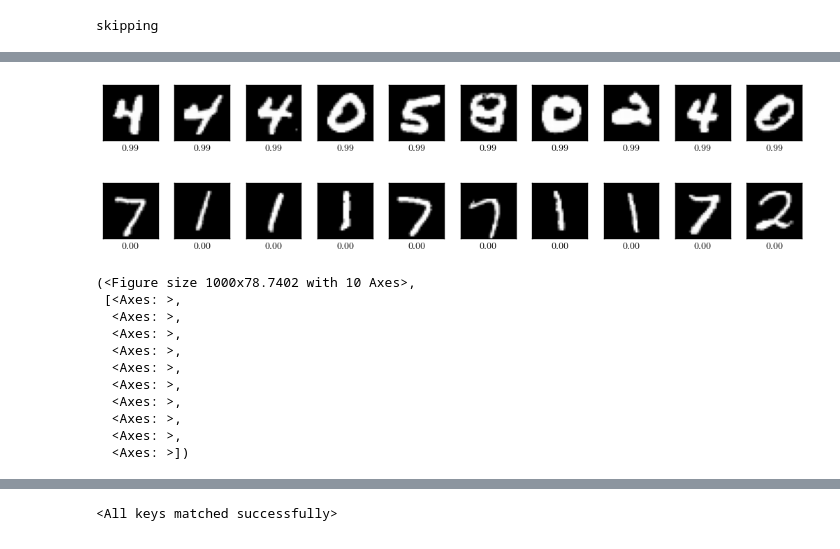
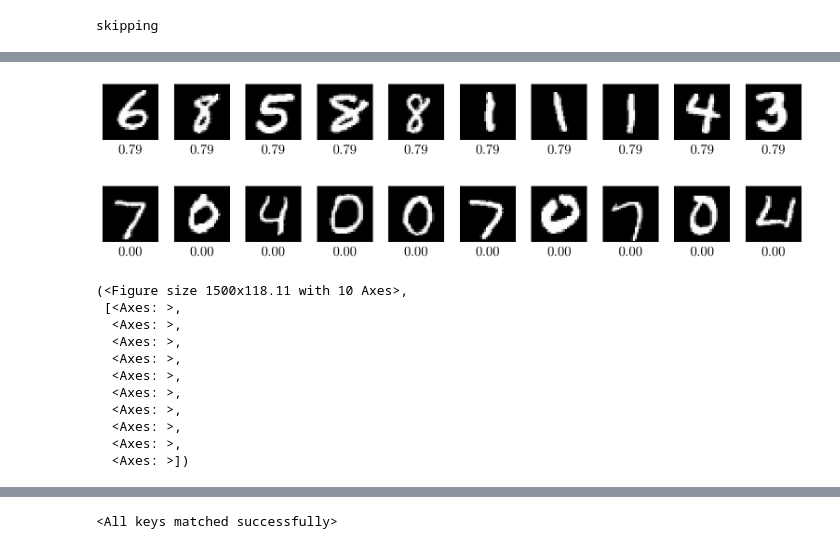
Before and after one commit to nishant-ingle/backdoors, a Jupyter notebook: pixel-conv2d-location.ipynb, the cells around one changed output, grey strips where cells are left out. Cells and saved outputs as stored; diff of their text form; code cells hidden in the pictures.

```diff
--- a/pixel-conv2d-location.ipynb
+++ b/pixel-conv2d-location.ipynb
@@ -580,10 +580,7 @@ for _ in range(repeatition_count):
             best_val_loss = float('inf')
             epochs_no_improve = 0
 
-            if os.path.exists(file_name):
-                print(f"Loading pre-trained model from: {file_name}")
-                net.load_state_dict(torch.load(file_name))
-            else:
+            if not os.path.exists(file_name):
             # if 2 == 2:
                 train_dataset.trigger_probability = 0.01
                 test_dataset.trigger_probability = 0.01
@@ -613,6 +610,8 @@ for _ in range(repeatition_count):
                             print(f"Early stopping at epoch {epoch+1}")
                             break
 
+            print(f"Loading pre-trained model from: {file_name}")
+            net.load_state_dict(torch.load(file_name), strict=True)
             _, test_acc = get_clean_acc(net, test_dataset)
             d["clean_acc"][loc][labels[i]].append(test_acc)
 
@@ -1266,6 +1314,8 @@ test_dataset.color, test_dataset.location, test_dataset.trigger_probability
 def white_in_border(image: torch.Tensor, location: str) -> float:
     H, W = image.shape[1], image.shape[2]
     trigger_size = H // 14
+
+    x, y = 1, 1
 
     # Determine (y, x) position of the top-left corner of the trigger
     if location == "top-right":
@@ -1277,8 +1327,8 @@ def white_in_border(image: torch.Tensor, location: str) -> float:
     elif location == "left one-third":
         y = H // 2 - trigger_size // 2
         x = W // 3 - trigger_size // 2
-    else:
-        raise ValueError(f"Unsupported location: {location}")
+    # else:
+    #     raise ValueError(f"Unsupported location: {location}")
 
     # Clamp within valid image range
     y = max(0, min(H - trigger_size, y))
@@ -1369,6 +1424,7 @@ def get_mnist_border_coords(H, W, location):
     based on the 'white_in_border' logic.
     """
     trigger_size = H // 14  # As defined in your white_in_border
+    x, y = 1, 1
 
     # Determine top-left (y, x) based on location
     if location == "top-right":
@@ -1380,8 +1436,8 @@ def get_mnist_border_coords(H, W, location):
     elif location == "left one-third":
         y = H // 2 - trigger_size // 2
         x = W // 3 - trigger_size // 2
-    else:
-        raise ValueError(f"Unsupported location: {location}")
+    # else:
+    #     raise ValueError(f"Unsupported location: {location}")
 
     # Clamp within valid image range
     y = max(0, min(H - trigger_size, y))
@@ -1469,7 +1525,7 @@ def rank_images_by_whiteness(
 
 # 1. Setup constants and get coordinates
 H, W =  test_dataset[0][0].shape[1], test_dataset[0][0].shape[2] # MNIST standard dimensions
-target_location = test_dataset.location  # As requested
+target_location = locations[1]  # As requested
 print(target_location)
 print(test_dataset.color)
 
@@ -1492,7 +1548,7 @@ ranked = rank_images_by_whiteness(
 test_dataset.trigger_probability = original_prob # Restore probability
 
 # 3. Split into Top (White) and Bottom (Non-White)
-count = 50
+count = 1000
 
 # Bottom = Lowest scores = Low Intensity = Dark/Non-White border
 bottom_selection = ranked[:count]
@@ -1533,5 +1588,0 @@ Non-White Dataset (Low Intensity): 50
-# %%
-white_dataset = DummyDataset(white_images, white_labels, color=test_dataset.color, location=test_dataset.location)
-non_white_dataset = DummyDataset(non_white_images, non_white_labels, color=test_dataset.color, location=test_dataset.location)
-
-print(len(white_dataset), len(non_white_dataset))
@@ -1697,38 +1738,40 @@ def save_n_images_one_row(
         if show:
             plt.show()
     finally:
         if disable_triggers and had_tp:
             dataset.trigger_probability = old_tp
         if close:
             plt.close(fig)
 
     return fig, axes
 
 
 save_n_images_one_row(
     white_dataset,
     "white_images.pdf",
     n=10,
     rev = True,
     font_path="latexfont.otf",
     annotate="xsr",        # or None
-    dpi=100,
+    dpi=150,
+    font_size=14,
     disable_triggers=True,
 )
 
 save_n_images_one_row(
     non_white_dataset,
     "non_white_images.pdf",
     n=10,
     font_path="latexfont.otf",
     annotate="xsr",        # or None
-    dpi=100,
+    dpi=150,
+    font_size=14,
     disable_triggers=True,
 )
 # %% [output]
-[figure, old version]
+[figure, new version]
-[figure, old version]
+[figure, new version]
-(<Figure size 1000x78.7402 with 10 Axes>,
+(<Figure size 1500x118.11 with 10 Axes>,
  [<Axes: >,
   <Axes: >,
   <Axes: >,
```
Also changed, not shown: parts of 21 cells of this notebook.
